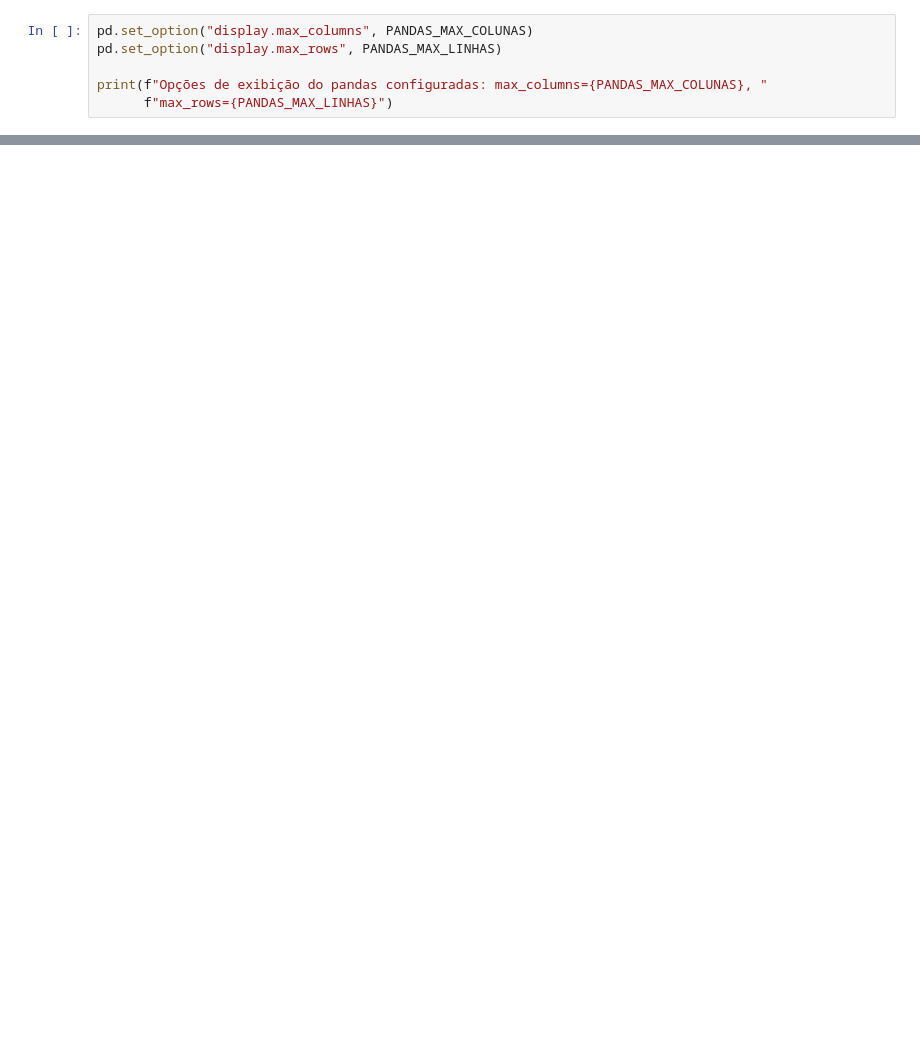
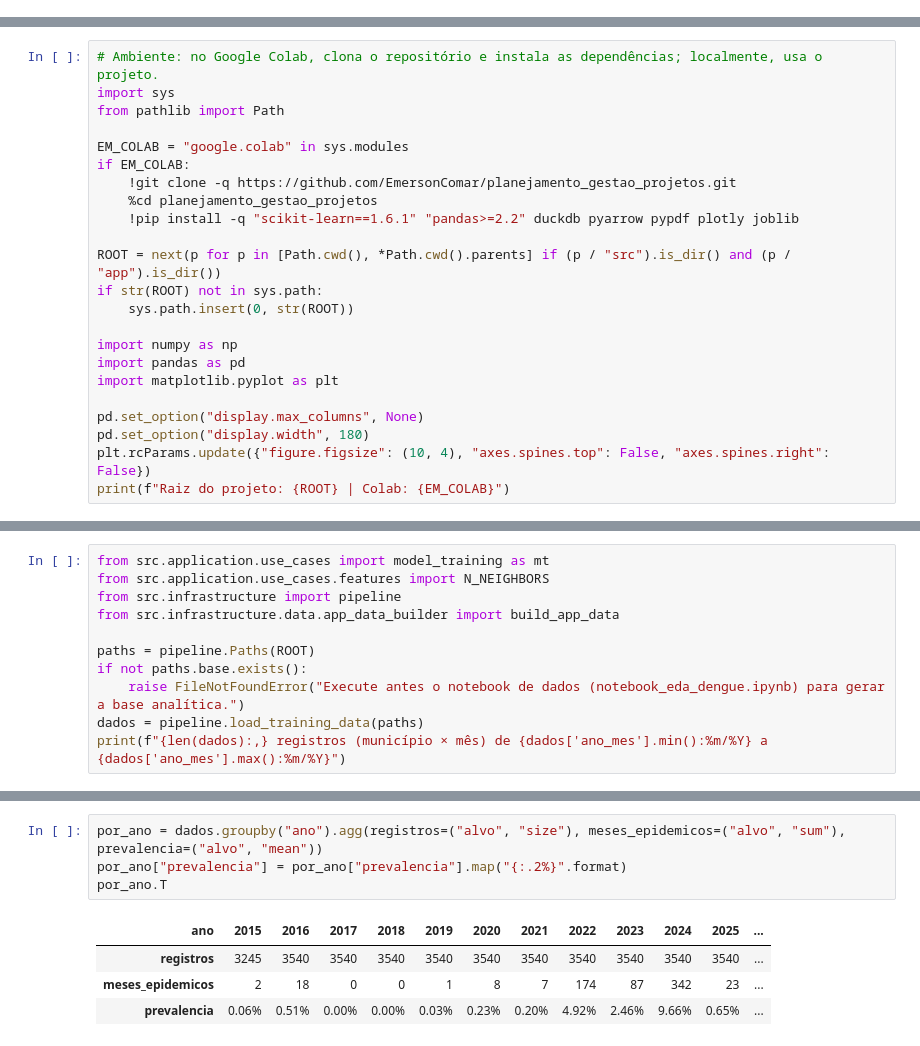
Before and after one commit to EmersonComar/planejamento_gestao_projetos, a Jupyter notebook: notebooks/notebook_modelo_baseline.ipynb, the cells around one changed output, grey strips where cells are left out. Saved outputs shown, nothing was run; the diff lists cells and outputs as text; blank space fills up the shorter version.

```diff
--- a/notebooks/notebook_modelo_baseline.ipynb
+++ b/notebooks/notebook_modelo_baseline.ipynb
@@ -126,6 +0,0 @@ print(f"  Diretórios: {DIR_RAW} | {DIR_PROCESSED}")
-# %%
-pd.set_option("display.max_columns", PANDAS_MAX_COLUNAS)
-pd.set_option("display.max_rows", PANDAS_MAX_LINHAS)
-
-print(f"Opções de exibição do pandas configuradas: max_columns={PANDAS_MAX_COLUNAS}, "
-      f"max_rows={PANDAS_MAX_LINHAS}")
@@ -919,0 +28,23 @@ else:
+# %%
+# Ambiente: no Google Colab, clona o repositório e instala as dependências; localmente, usa o projeto.
+import sys
+from pathlib import Path
+
+EM_COLAB = "google.colab" in sys.modules
+if EM_COLAB:
+    !git clone -q https://github.com/EmersonComar/planejamento_gestao_projetos.git
+    %cd planejamento_gestao_projetos
+    !pip install -q "scikit-learn==1.6.1" "pandas>=2.2" duckdb pyarrow pypdf plotly joblib
+
+ROOT = next(p for p in [Path.cwd(), *Path.cwd().parents] if (p / "src").is_dir() and (p / "app").is_dir())
+if str(ROOT) not in sys.path:
+    sys.path.insert(0, str(ROOT))
+
+import numpy as np
+import pandas as pd
+import matplotlib.pyplot as plt
+
+pd.set_option("display.max_columns", None)
+pd.set_option("display.width", 180)
+plt.rcParams.update({"figure.figsize": (10, 4), "axes.spines.top": False, "axes.spines.right": False})
+print(f"Raiz do projeto: {ROOT} | Colab: {EM_COLAB}")
@@ -919,0 +53,11 @@ else:
+# %%
+from src.application.use_cases import model_training as mt
+from src.application.use_cases.features import N_NEIGHBORS
+from src.infrastructure import pipeline
+from src.infrastructure.data.app_data_builder import build_app_data
+
+paths = pipeline.Paths(ROOT)
+if not paths.base.exists():
+    raise FileNotFoundError("Execute antes o notebook de dados (notebook_eda_dengue.ipynb) para gerar a base analítica.")
+dados = pipeline.load_training_data(paths)
+print(f"{len(dados):,} registros (município × mês) de {dados['ano_mes'].min():%m/%Y} a {dados['ano_mes'].max():%m/%Y}")
@@ -919,0 +80,9 @@ else:
+# %%
+por_ano = dados.groupby("ano").agg(registros=("alvo", "size"), meses_epidemicos=("alvo", "sum"), prevalencia=("alvo", "mean"))
+por_ano["prevalencia"] = por_ano["prevalencia"].map("{:.2%}".format)
+por_ano.T
+# %% [output]
+| ano | 2015 | 2016 | 2017 | 2018 | 2019 | 2020 | 2021 | 2022 | 2023 | 2024 | 2025 | ... |
+| registros | 3245 | 3540 | 3540 | 3540 | 3540 | 3540 | 3540 | 3540 | 3540 | 3540 | 3540 | ... |
+| meses_epidemicos | 2 | 18 | 0 | 0 | 1 | 8 | 7 | 174 | 87 | 342 | 23 | ... |
+| prevalencia | 0.06% | 0.51% | 0.00% | 0.00% | 0.03% | 0.23% | 0.20% | 4.92% | 2.46% | 9.66% | 0.65% | ... |
```
Also changed, not shown: parts of 61 cells of this notebook, 13 other files.
